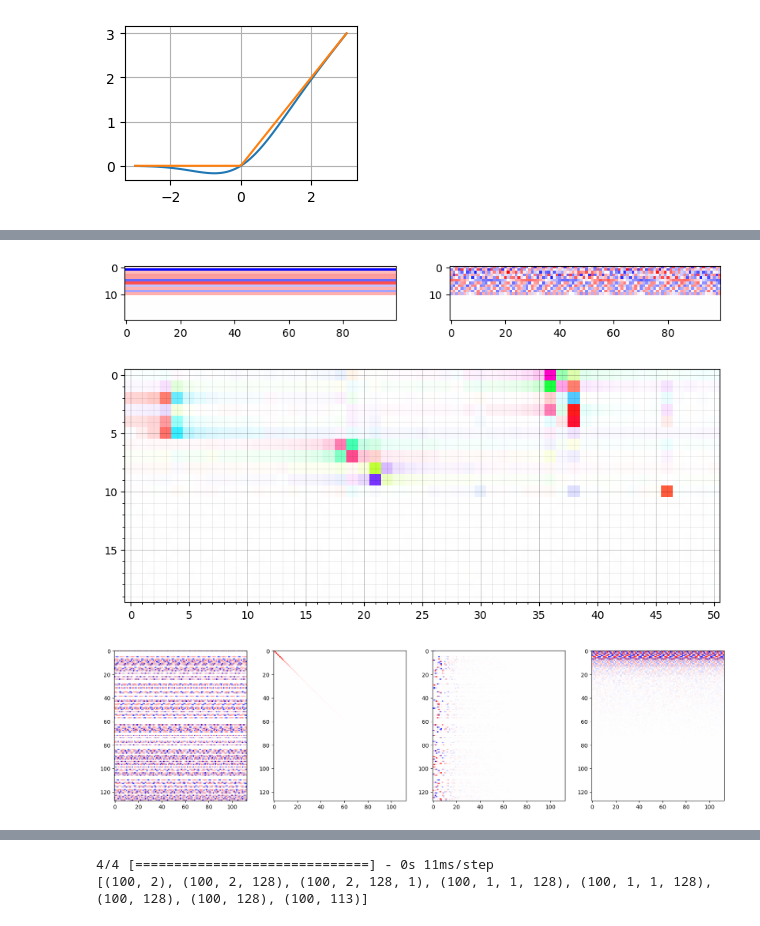
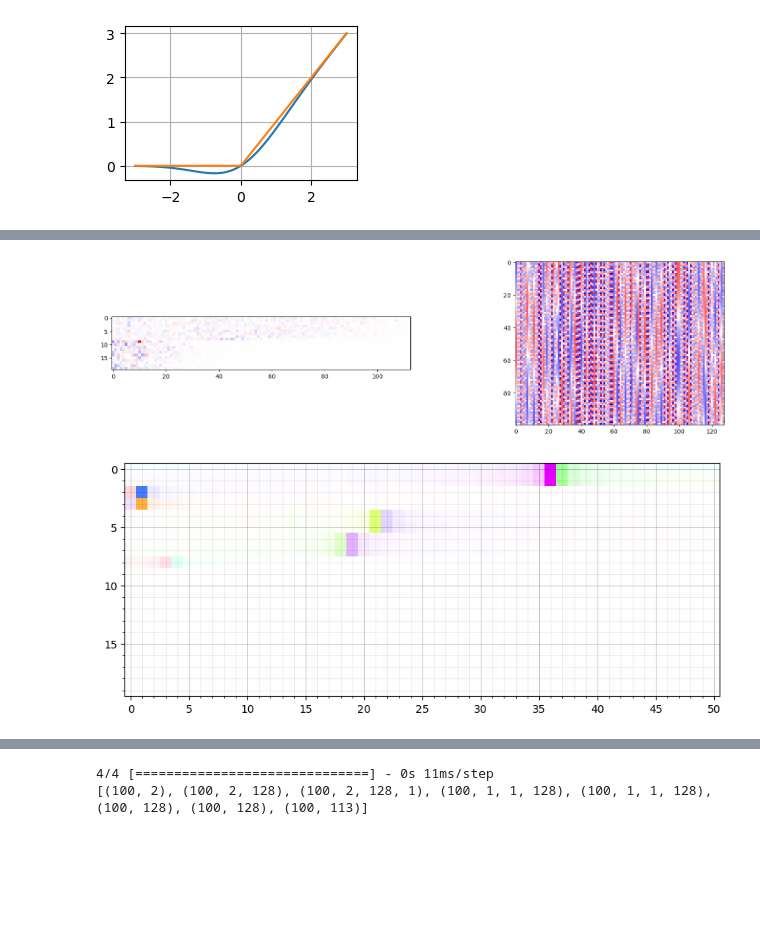
Before and after one commit to FriedChips/dl_basics, a Jupyter notebook: analysis/analysis_modulo_arithmetic.ipynb, the cells around one changed output, grey strips where cells are left out. Drawn from its saved outputs; the diff is of its cells as text; code cells hidden in the pictures; blank space fills up the shorter version.

```diff
--- a/analysis/analysis_modulo_arithmetic.ipynb
+++ b/analysis/analysis_modulo_arithmetic.ipynb
@@ -96,3 +103,4 @@ def plot_fft(mat, ax, shift=+np.pi/2, scale=1):
 # %%
 run = utils.TrainingRun()
-P, model = run.load_state("/cloud/markus/gdrive/output/transf_mod_arith-230419-080827/")
+#P, model = run.load_state("/cloud/markus/gdrive/output/mlp_mod_arith-230421-075337/")
+P, model = run.load_state("/home/markus/runs/dl_basics/mlp_mod_arith-230421-080708/")
@@ -121,6 +128,6 @@ P
 w = model.get_weights()
 print([ wi.shape for wi in w ])
 #w = [ w[0], w[1][0].squeeze(), w[1][1].squeeze(), w[2] ]
-w = [ wi.squeeze() for wi in w ]
+#w = [ wi.squeeze() for wi in w ]
 print([ wi.shape for wi in w ])
 # %% [output]
@@ -170,24 +201,12 @@ plot_matrix(x1 @ u[0] @ s[0], axs[1], transpose=True, numlines=20)
 # %%
-fig, axs = plt.subplots(1, 3, figsize=(15,5))
-plot_matrix(x0 @ u[0] @ s[0] @ vt[0] @ u[1] @ s[1], axs[0], transpose=True, numlines=20)
-plot_matrix(x1 @ u[0] @ s[0] @ vt[0] @ u[2] @ s[2], axs[1], transpose=True, numlines=20)
+fig, axs = plt.subplots(1, 2, figsize=(20,5))
+plot_matrix((s[1] @ vt[1] + s[2] @ vt[2]) @ u[3] @ s[3], axs[0], numlines=20)
+plot_matrix(x1 @ w[0] @ w[1], axs[1])
 # %% [output]
-[figure, old version]
+[figure, new version]
 # %%
 fig, ax = plt.subplots(1, 1, figsize=(10,5))
 
 plot_fft((x1 @ u[0] @ s[0] @ vt[0] @ u[2] @ s[2]).T[:20], ax, shift=+np.pi/2)
 # %% [output]
-[figure, old version]
+[figure, new version]
-# %%
-u_uem, s_uem, vt_uem = svd(w_uem)
-w_uem_diag = u_uem.T @ w_uem @ vt_uem.T
-fig, axs = plt.subplots(1,4, figsize=(20,5))
-plot_matrix(w_uem, axs[0])
-plot_matrix(w_uem_diag, axs[1])
-plot_matrix(u_uem @ w_uem_diag, axs[2])
-plot_matrix(w_uem_diag @ vt_uem, axs[3]);
-#plot_matrix(u_uem, axs[2])
-#plot_matrix(vt_uem, axs[3]);
-# %% [output]
-[figure, removed]
```
Also changed, not shown: parts of 19 cells of this notebook, 2 other files.
